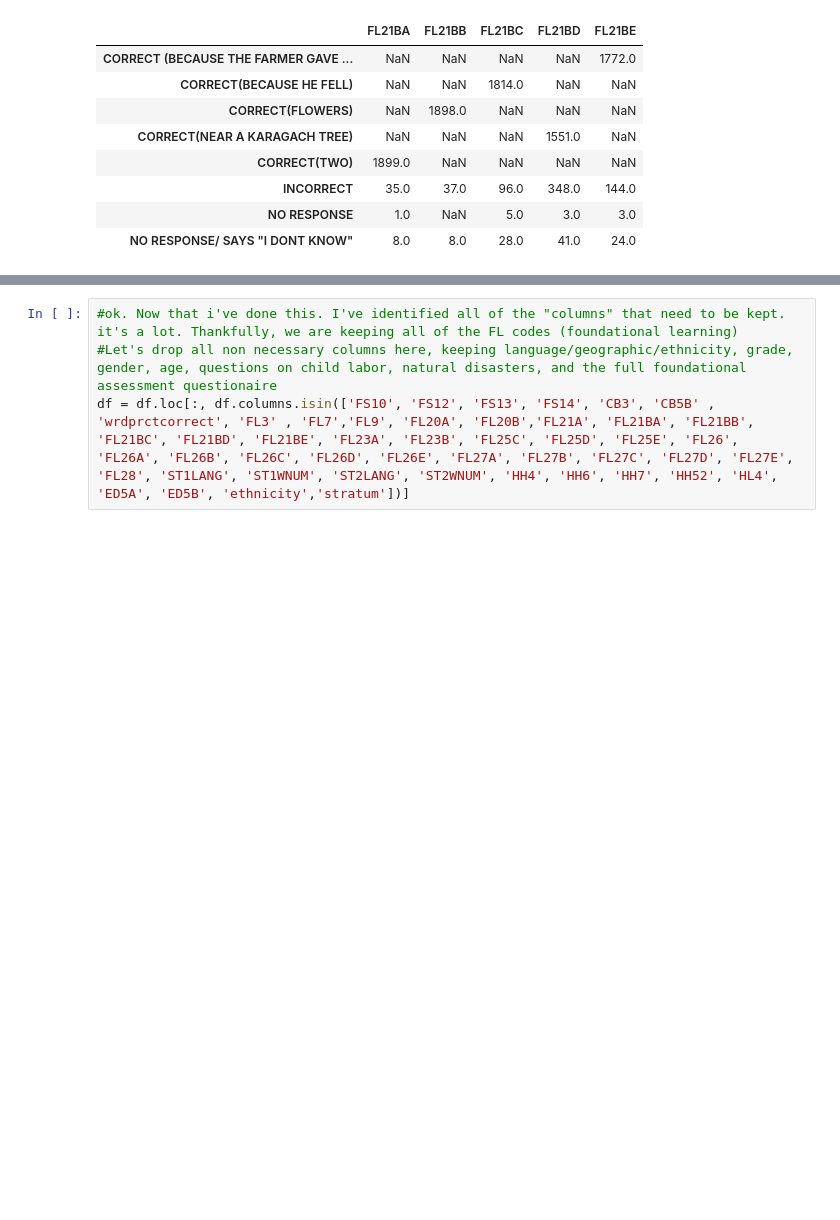
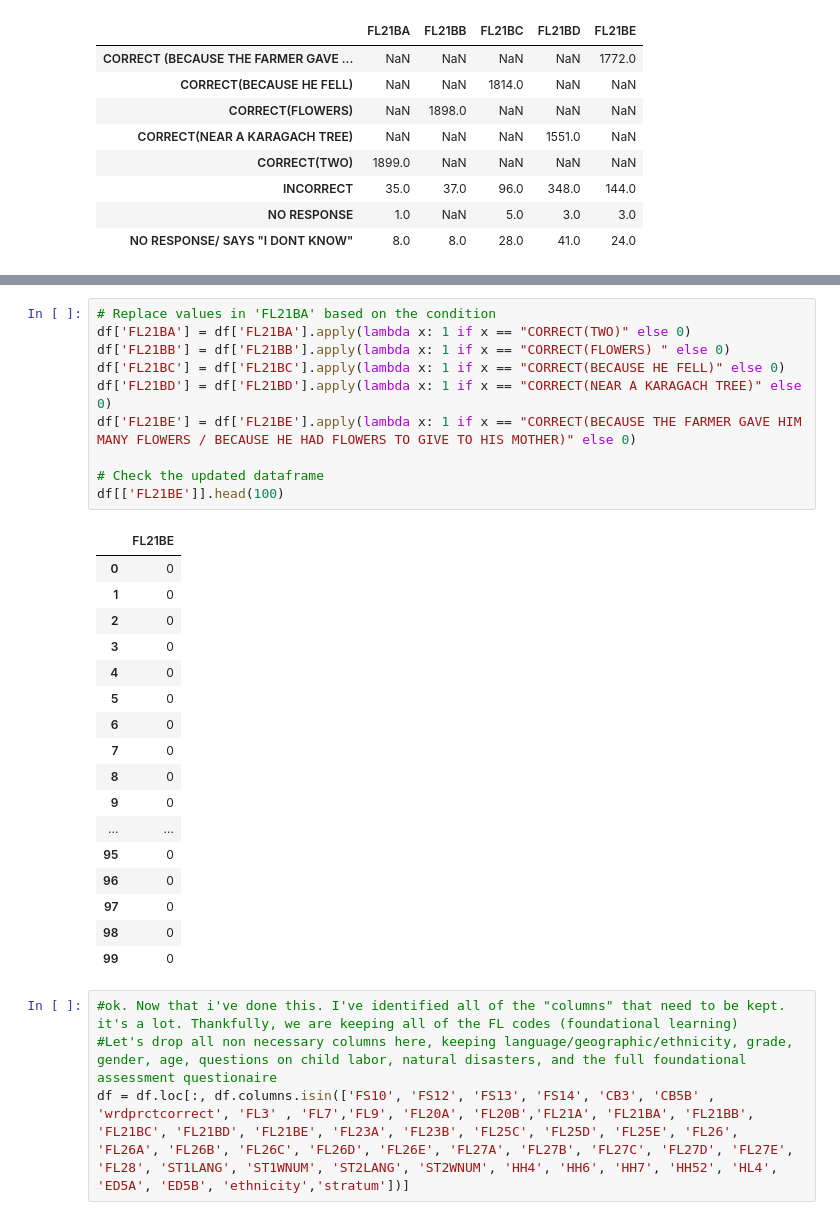
Before and after one commit to Jonchyk/Datamgmt, a Jupyter notebook: PS1.ipynb, the cells around one changed output, grey strips where cells are left out. Saved outputs shown, nothing was run; the diff lists cells and outputs as text; blank space fills up the shorter version.

```diff
--- a/PS1.ipynb
+++ b/PS1.ipynb
@@ -192,3 +176,31 @@ dtype: int64
+# %%
+# Replace values in 'FL21BA' based on the condition
+df['FL21BA'] = df['FL21BA'].apply(lambda x: 1 if x == "CORRECT(TWO)" else 0)
+df['FL21BB'] = df['FL21BB'].apply(lambda x: 1 if x == "CORRECT(FLOWERS)	" else 0)
+df['FL21BC'] = df['FL21BC'].apply(lambda x: 1 if x == "CORRECT(BECAUSE HE FELL)" else 0)
+df['FL21BD'] = df['FL21BD'].apply(lambda x: 1 if x == "CORRECT(NEAR A KARAGACH TREE)" else 0)
+df['FL21BE'] = df['FL21BE'].apply(lambda x: 1 if x == "CORRECT(BECAUSE THE FARMER GAVE HIM MANY FLOWERS / BECAUSE HE HAD FLOWERS TO GIVE TO HIS MOTHER)" else 0)
+
+# Check the updated dataframe
+df[['FL21BE']].head(100)
+# %% [output]
+|  | FL21BE |
+| 0 | 0 |
+| 1 | 0 |
+| 2 | 0 |
+| 3 | 0 |
+| 4 | 0 |
+| 5 | 0 |
+| 6 | 0 |
+| 7 | 0 |
+| 8 | 0 |
+| 9 | 0 |
+| ... | ... |
+| 95 | 0 |
+| 96 | 0 |
+| 97 | 0 |
+| 98 | 0 |
+| 99 | 0 |
 # %%
 #ok. Now that i've done this. I've identified all of the "columns" that need to be kept. it's a lot. Thankfully, we are keeping all of the FL codes (foundational learning)
 #Let's drop all non necessary columns here, keeping language/geographic/ethnicity, grade, gender, age, questions on child labor, natural disasters, and the full foundational assessment questionaire
```
Also changed, not shown: parts of 4 cells of this notebook.
